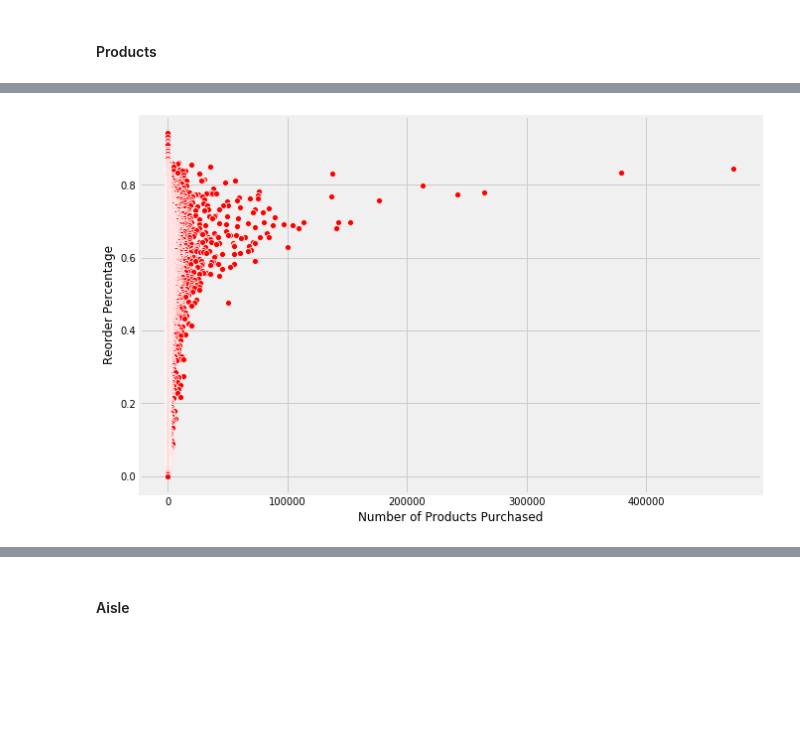
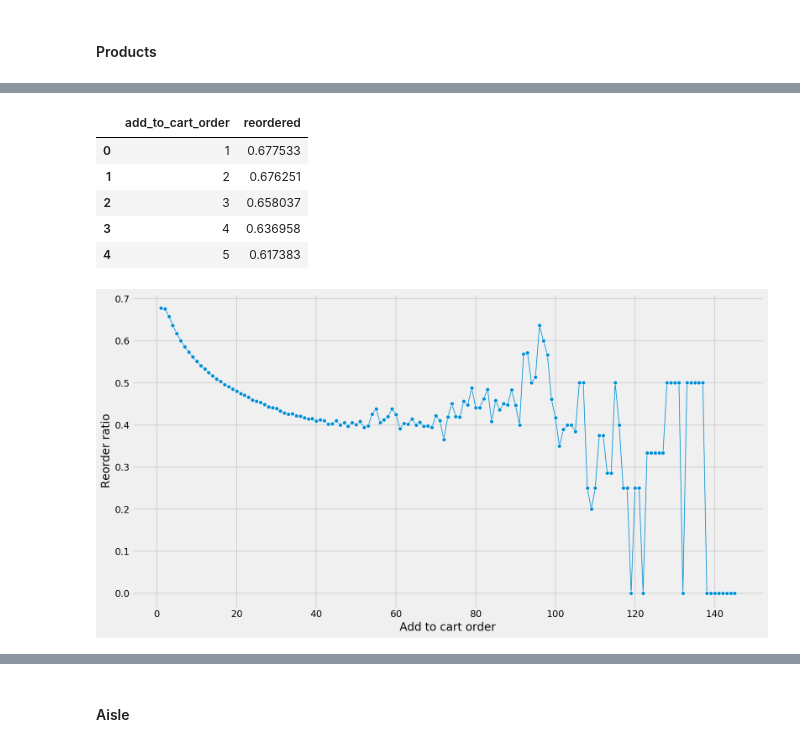
Before and after one commit to archd3sai/Instacart-Market-Basket-Analysis, a Jupyter notebook: Exploratory Data Analysis.ipynb, the cells around one changed output, grey strips where cells are left out. Saved outputs shown, nothing was run; the diff lists cells and outputs as text; code cells hidden in the pictures; blank space fills up the shorter version.

```diff
--- a/Exploratory Data Analysis.ipynb
+++ b/Exploratory Data Analysis.ipynb
@@ -14,7 +14,7 @@ matplotlib.rcParams['figure.dpi'] = 120 #resolution
 matplotlib.rcParams['figure.figsize'] = (8,6) #figure size
 
 import matplotlib.pyplot as plt
-plt.style.use('fivethirtyeight')
+sns.set_style('darkgrid')
 import seaborn as sns
 color = sns.color_palette()
 
@@ -85,5 +85,7 @@ order_products_train.head()
 # %% [markdown]
 #### Merging of Dataframes
 # %%
-order_products_prior = order_products_prior.merge(products, on ='product_id', how='left').merge(aisles, on ='aisle_id', how='left').merge(departments, on ='department_id', how='left')
-order_products_train = order_products_train.merge(products, on ='product_id', how='left').merge(aisles, on ='aisle_id', how='left').merge(departments, on ='department_id', how='left')
+order_products_prior = order_products_prior.merge(products, on ='product_id', how='left')
+order_products_prior = order_products_prior.merge(aisles, on ='aisle_id', how='left')
+order_products_prior = order_products_prior.merge(departments, on ='department_id', how='left')
+order_products_prior = order_products_prior.merge(orders, on='order_id', how='left')
@@ -128,8 +235,18 @@ plt.show()
+# %%
+temp_df = order_products_prior.groupby('add_to_cart_order')['reordered'].mean().reset_index()
+temp_df.head()
+# %% [output]
+|  | add_to_cart_order | reordered |
+| 0 | 1 | 0.677533 |
+| 1 | 2 | 0.676251 |
+| 2 | 3 | 0.658037 |
+| 3 | 4 | 0.636958 |
+| 4 | 5 | 0.617383 |
 # %%
 ax, fig = plt.subplots(figsize=(10,7))
-ax = sns.scatterplot(x = temp_df.total, y = temp_df.reorder_ratio, color = "red")
-ax.set_xlabel("Number of Products Purchased")
-ax.set_ylabel("Reorder Percentage")
+ax = sns.lineplot(x=temp_df.add_to_cart_order, y=temp_df.reordered, lw = 1, marker='o')
+ax.set_xlabel("Add to cart order")
+ax.set_ylabel("Reorder ratio")
 plt.show()
 # %% [output]
-[figure, old version]
+[figure, new version]
```
Also changed, not shown: parts of 22 cells of this notebook.
